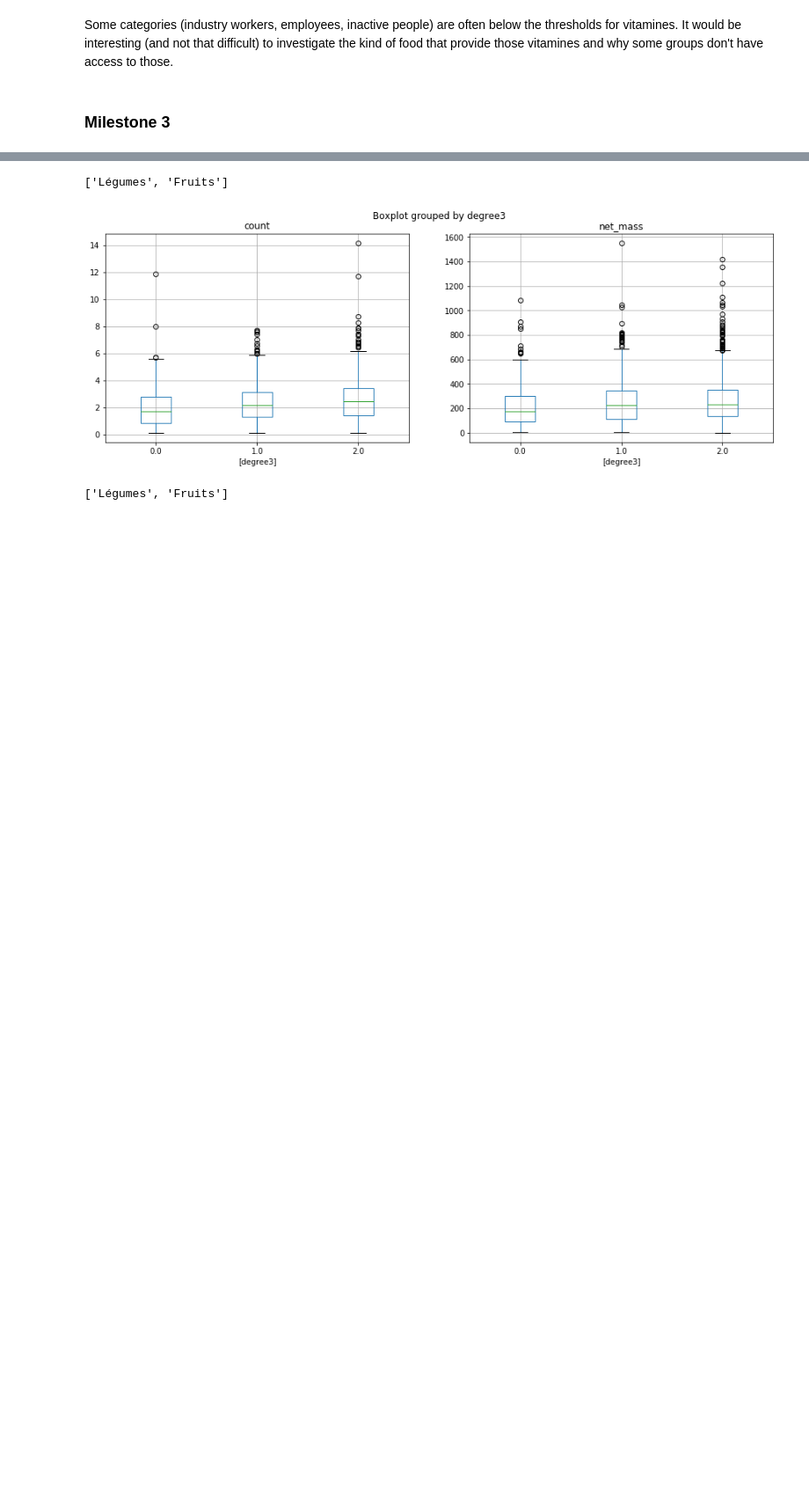
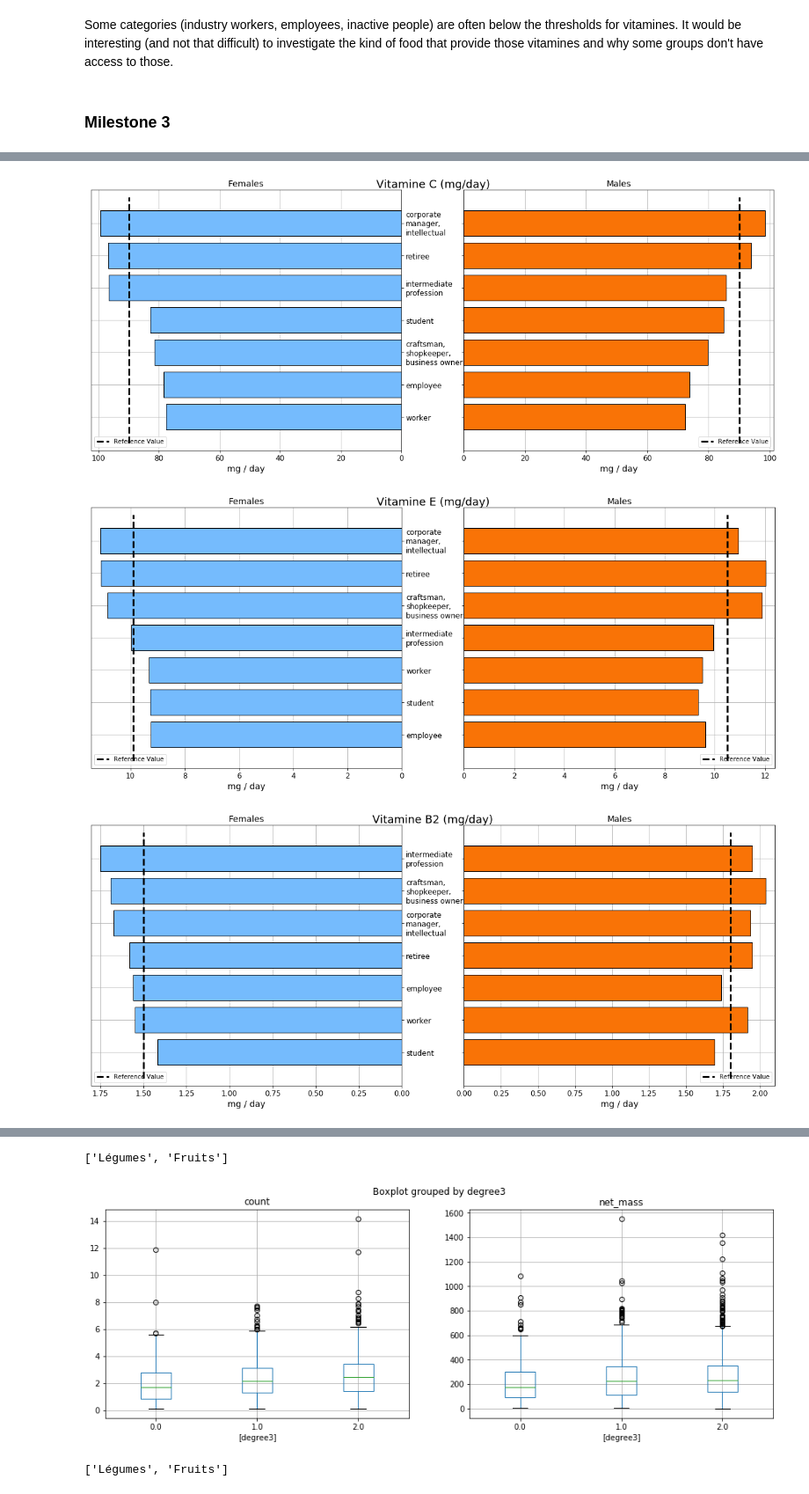
Before and after one commit to KingOfCola/ADAX-project, a Jupyter notebook: project/Milestone 2.ipynb, the cells around one changed output, grey strips where cells are left out. Shown at 88% size. Drawn from its saved outputs; the diff is of its cells as text; code cells hidden in the pictures; blank space fills up the shorter version.

```diff
--- a/project/Milestone 2.ipynb
+++ b/project/Milestone 2.ipynb
@@ -1440,0 +1538,9 @@ Some categories (industry workers, employees, inactive people) are often below t
+# %%
+plotNutrient("nutj30", className = "social class", title="Vitamine C (mg/day)", xlabel = "mg / day") #C
+plotNutrient("nutj32", className = "social class", title="Vitamine E (mg/day)", xlabel = "mg / day") #E
+plotNutrient("nutj34", className = "social class", title="Vitamine B2 (mg/day)", xlabel = "mg / day") #B2
+plotNutrient("nutj37", className = "social class", title="Vitamine B6 (mg/day)", xlabel = "mg / day") #B6
+# %% [output]
+[figure, added]
+[figure, added]
+[figure, added]
```
Also changed, not shown: parts of 6 cells of this notebook, 17 other files.
